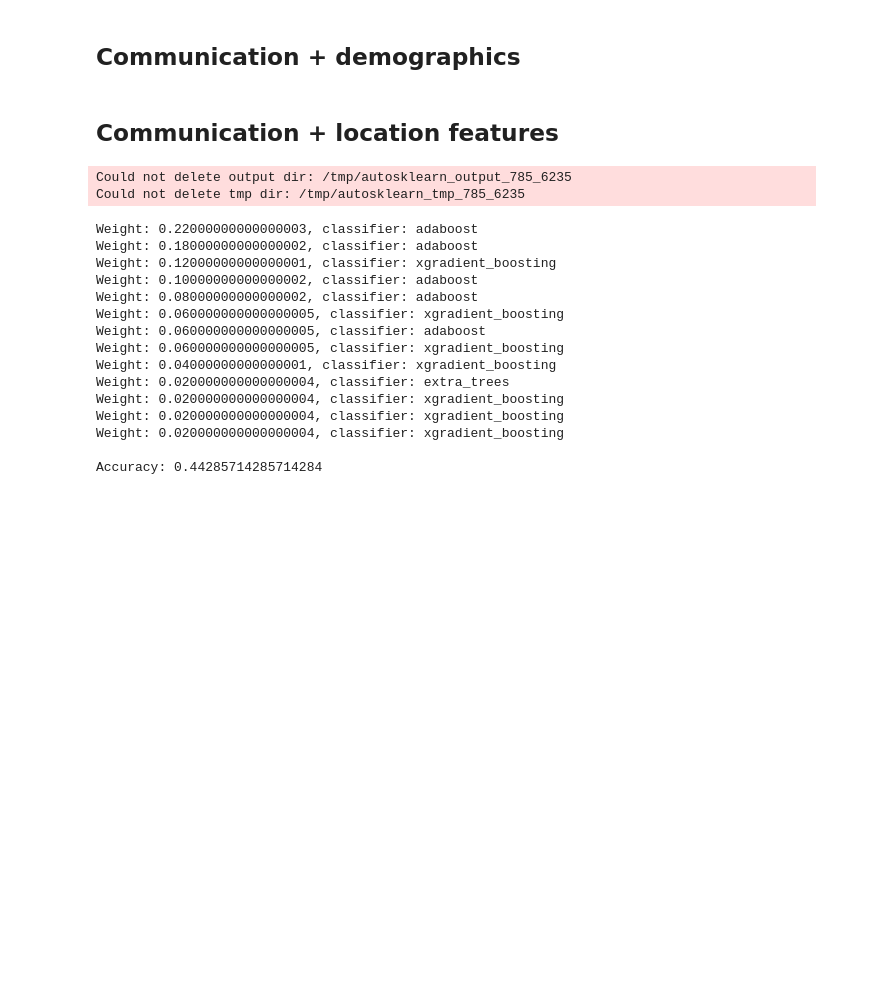
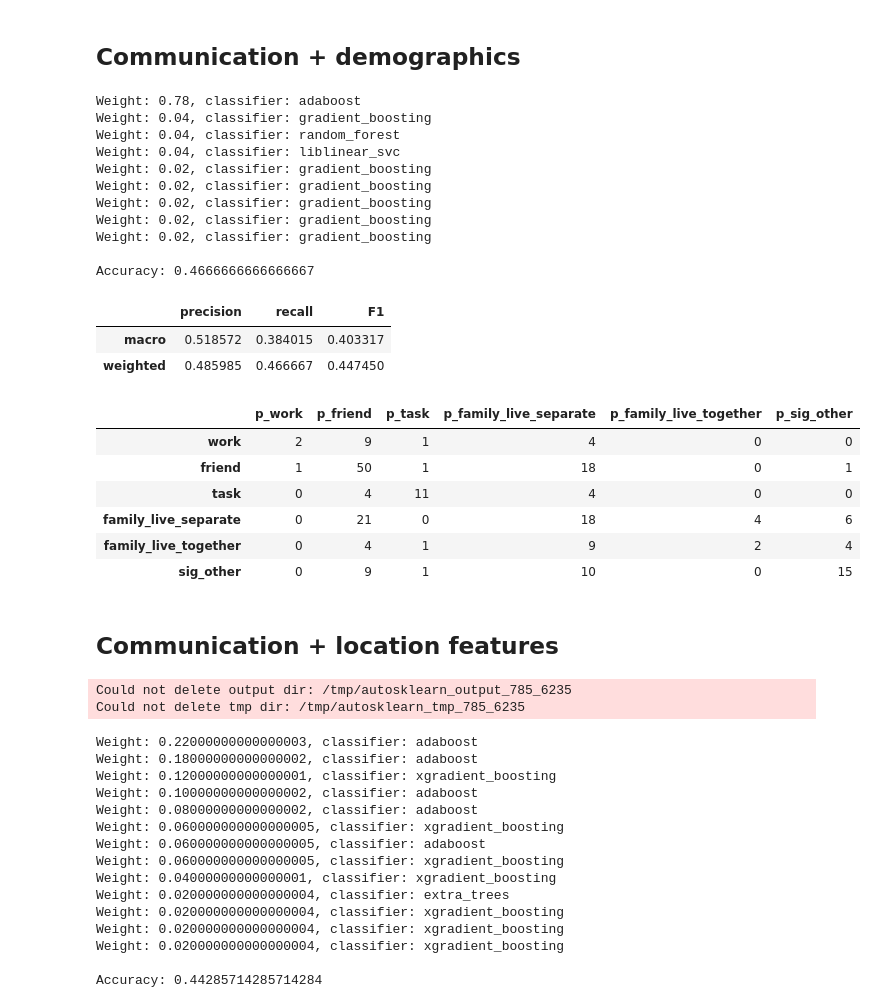
Before and after one commit to tliu526/relationship-prediction, a Jupyter notebook: model/automl.ipynb, the cells around one changed output. Cells and saved outputs as stored; diff of their text form; code cells hidden in the pictures; blank space fills up the shorter version.

```diff
--- a/model/automl.ipynb
+++ b/model/automl.ipynb
@@ -383,8 +422,46 @@ print_metrics(test_y, top_5_baseline_pred)
 # %% [markdown]
 ## Communication + demographics
 # %%
-top_5_demo_model = pickle.load(open("quadcorn/top_5_contact_type_demo_long.automl", "rb"))
-top_5_demo_pred = pickle.load(open("quadcorn/top_5_contact_type_demo_long.predict", "rb"))
+top_5_demo_model = pickle.load(open("results/top_5_contact_type_demo_long.automl", "rb"))
+top_5_demo_pred = pickle.load(open("results/top_5_contact_type_demo_long.predict", "rb"))
+# %%
+top_5_demo_train = pickle.load(open('../data/top_5_demo_train_features.df', 'rb'))
+top_5_demo_test =  pickle.load(open('../data/top_5_demo_test_features.df', 'rb'))
+
+train_data = top_5_demo_train.replace(replace_dict)
+test_data = top_5_demo_test.replace(replace_dict)
+
+train_y = train_data['contact_type']
+train_X = train_data.drop(['contact_type', 'pid', 'combined_hash'], axis=1)
+test_y = test_data['contact_type']
+test_X = test_data.drop(['contact_type', 'pid', 'combined_hash'], axis=1)
+# %%
+top_5_demo_ensemble = top_5_demo_model.get_models_with_weights()
+print_ensemble(top_5_demo_ensemble)
+print()
+print_metrics(test_y, top_5_demo_pred)
+# %% [output]
+Weight: 0.78, classifier: adaboost
+Weight: 0.04, classifier: gradient_boosting
+Weight: 0.04, classifier: random_forest
+Weight: 0.04, classifier: liblinear_svc
+Weight: 0.02, classifier: gradient_boosting
+Weight: 0.02, classifier: gradient_boosting
+Weight: 0.02, classifier: gradient_boosting
+Weight: 0.02, classifier: gradient_boosting
+Weight: 0.02, classifier: gradient_boosting
+
+Accuracy: 0.4666666666666667
+|  | precision | recall | F1 |
+| macro | 0.518572 | 0.384015 | 0.403317 |
+| weighted | 0.485985 | 0.466667 | 0.447450 |
+|  | p_work | p_friend | p_task | p_family_live_separate | p_family_live_together | p_sig_other |
+| work | 2 | 9 | 1 | 4 | 0 | 0 |
+| friend | 1 | 50 | 1 | 18 | 0 | 1 |
+| task | 0 | 4 | 11 | 4 | 0 | 0 |
+| family_live_separate | 0 | 21 | 0 | 18 | 4 | 6 |
+| family_live_together | 0 | 4 | 1 | 9 | 2 | 4 |
+| sig_other | 0 | 9 | 1 | 10 | 0 | 15 |
 # %% [markdown]
 ## Communication + location features
 # %%
```
Also changed, not shown: parts of 4 cells of this notebook.
